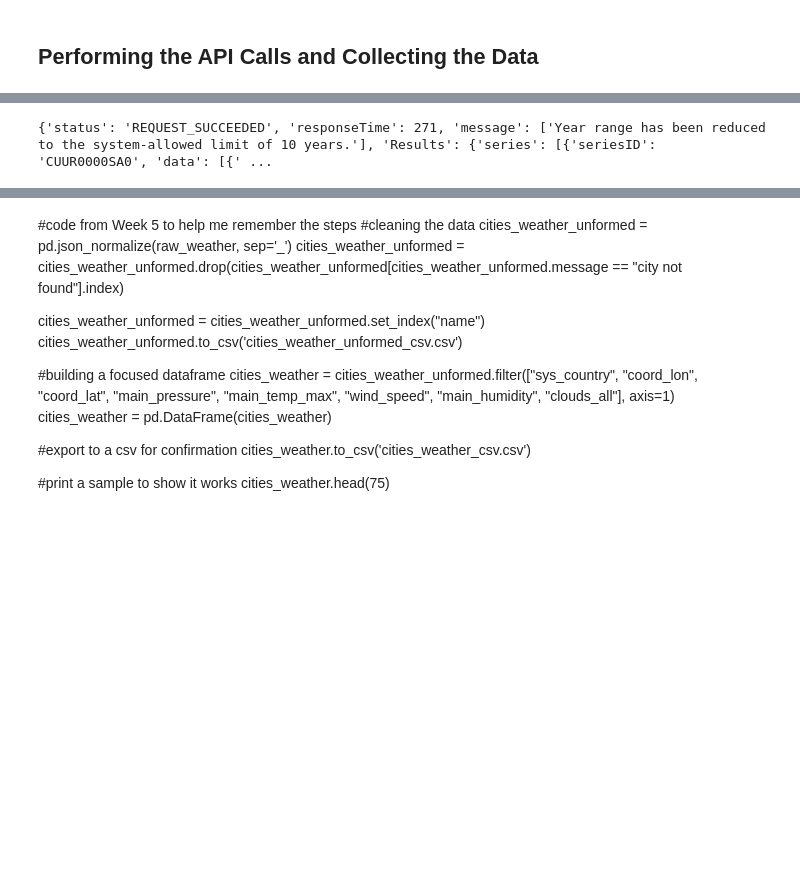
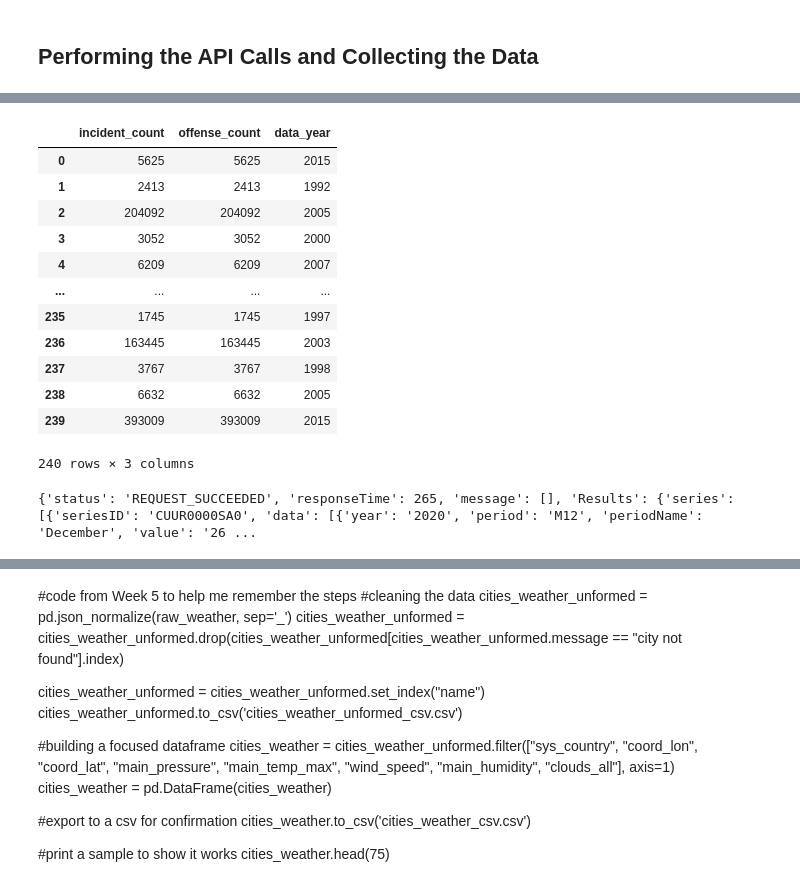
Before and after one commit to HeatherLD/API-Project, a Jupyter notebook: Homework 8 Exploratory API project - Jamie's version.ipynb, the cells around one changed output, grey strips where cells are left out. Drawn from its saved outputs; the diff is of its cells as text; code cells hidden in the pictures; blank space fills up the shorter version.

```diff
--- a/Homework 8 Exploratory API project - Jamie's version.ipynb
+++ b/Homework 8 Exploratory API project - Jamie's version.ipynb
@@ -30,13 +30,16 @@ BLS_api_key="489c914f30b34dac8ebc65feb25a15df"
 #FBI JSON request
 #base_url: https://api.usa.gov/crime/fbi/sapi/api/nibrs/{burglary}/offense/national/{count}
 
-# I think we want to use base_url = https://api.usa.gov/crime/fbi/sapi/api/data/nibrs/larceny-theft-offenses/offender/national/count
-# This url will give us the number of offenders with larceny offenses ^^^^^
+fbi_base_url = 'https://api.usa.gov/crime/fbi/sapi/api/data/nibrs/larceny-theft-offenses/offense/national/count?limit=1&api_key='+ FBI_api_key
+# This url will give us the number of offense with larceny-theft-offenses ^^^^^
 
-fbi_burglary = requests.get('https://api.usa.gov/crime/fbi/sapi/api/nibrs/burglary/offense/national/count/?limit=1&api_key=HXzuNSaaIO46x38N0iVVKpMDgrP6GG3mxBcacgRH', data=data, headers=headers)
-fbi_json_data_bur = json.loads(fbi_burglary.text)
-print(fbi_json_data_bur)
+# Changed to larceny from burglary (larceny is the broad definition)
+fbi_larceny = requests.get(fbi_base_url)
+fbi_json_data_larc = json.loads(fbi_larceny.text)
+print(fbi_json_data_larc)
 
-# I think we are going to need population data as well so that we can create a percent of larceny offenders to total
-#population.  That way we can effectively compare it to the unemployment percentage.
+
+
+# I think we are going to need population data as well so that we can create a percent of larceny offensers to total
+# population.  That way we can effectively compare it to the unemployment percentage.
 # %% [output]
@@ -44,22 +47,4 @@ NameError: name 'data' is not defined
 # %%
-#create empty dictionary to store data from API call
-burglary_data = {'Year':[],
-                'Number':[],
-                'Category':[]}
-#create years list for looping]
-years=[2011, 2012, 2013, 2014, 2015, 2016, 2017, 2018, 2019, 2020]
+fbi_json = fbi_larceny.json()
 
-for year in years:
-
-    base_url = "https://api.usa.gov/crime/fbi/sapi/api/nibrs/{burglary}/offense/national/{count}" + FBI_api_key
-
-    try:
-        burglary_data['Year'].append(fbi_json_data_bur['data'][0]['data_year'])
-        burglary_data['Number'].append(fbi_json_data_bur['data'][0]['value'])
-        burglary_data['Category'].append(fbi_json_data_bur['data'][0]['key'])
-
-        print('burglary data processing for ' + year)
-
-    except:
-        print(year + ' not found')
-        pass
+fbi_json
@@ -66 +69,17 @@ for year in years:
+# %%
+pd.DataFrame(fbi_json['results'])
+# %% [output]
+|  | incident_count | offense_count | data_year |
+| 0 | 5625 | 5625 | 2015 |
+| 1 | 2413 | 2413 | 1992 |
+| 2 | 204092 | 204092 | 2005 |
+| 3 | 3052 | 3052 | 2000 |
+| 4 | 6209 | 6209 | 2007 |
+| ... | ... | ... | ... |
+| 235 | 1745 | 1745 | 1997 |
+| 236 | 163445 | 163445 | 2003 |
+| 237 | 3767 | 3767 | 1998 |
+| 238 | 6632 | 6632 | 2005 |
+| 239 | 393009 | 393009 | 2015 |
+240 rows × 3 columns
 # %%
@@ -95,6 +114,6 @@ for series in json_data['Results']['series']:
     output.write (x.get_string())
     output.close()
 # %%
-print(json_data)
+print(bls_json_data_unemp)
 # %% [output]
-{'status': 'REQUEST_SUCCEEDED', 'responseTime': 271, 'message': ['Year range has been reduced to the system-allowed limit of 10 years.'], 'Results': {'series': [{'seriesID': 'CUUR0000SA0', 'data': [{' ...
+{'status': 'REQUEST_SUCCEEDED', 'responseTime': 265, 'message': [], 'Results': {'series': [{'seriesID': 'CUUR0000SA0', 'data': [{'year': '2020', 'period': 'M12', 'periodName': 'December', 'value': '26 ...
```
Also changed, not shown: parts of 6 cells of this notebook, 5 other files.
